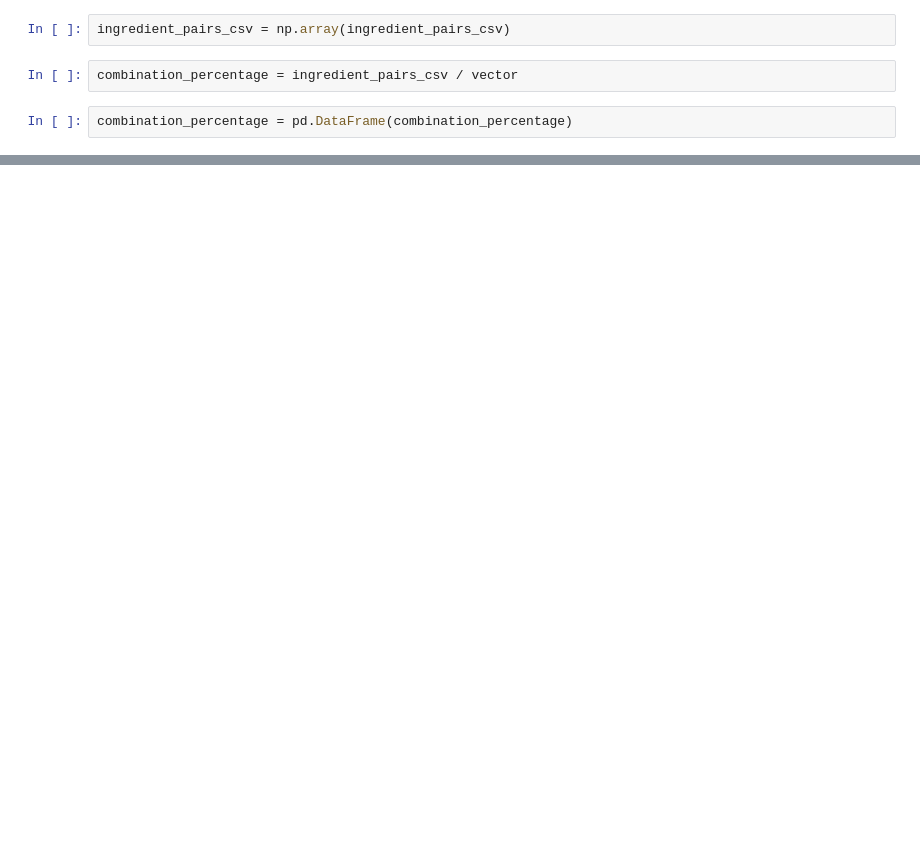
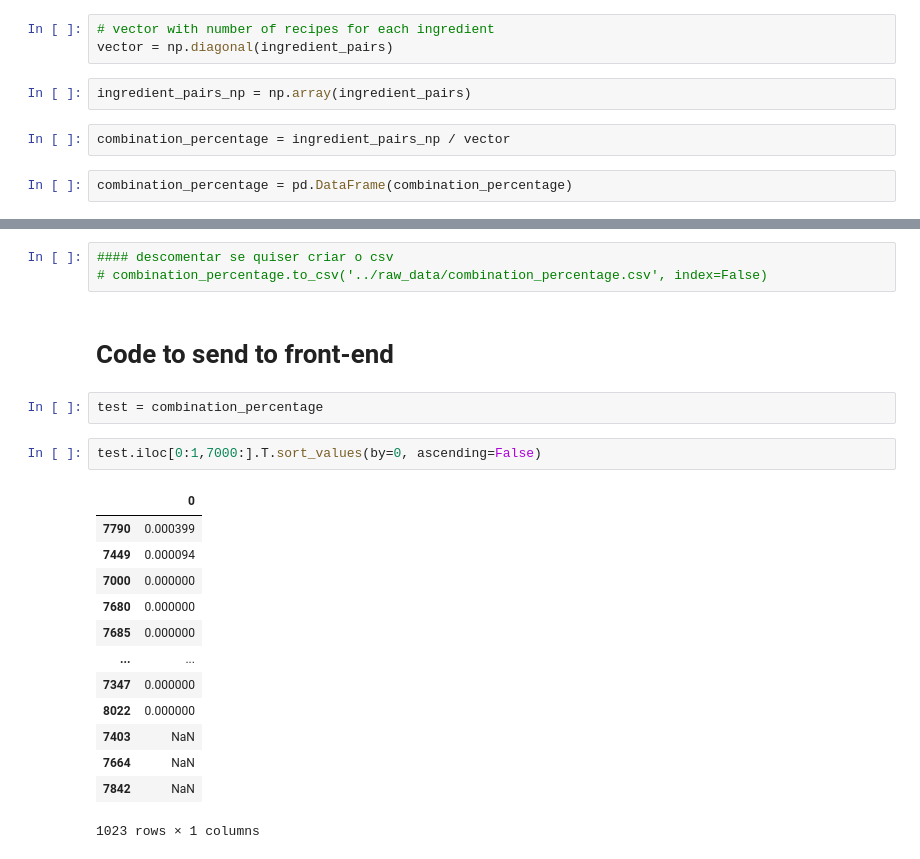
Before and after one commit to mariliabreis/ingredient_matching, a Jupyter notebook: notebooks/baseline_marilia.ipynb, the cells around one changed output, grey strips where cells are left out. Drawn from its saved outputs; the diff is of its cells as text; blank space fills up the shorter version.

Commit message:
baseline with percentage, beginning of frontend code

```diff
--- a/notebooks/baseline_marilia.ipynb
+++ b/notebooks/baseline_marilia.ipynb
@@ -119,8 +104,11 @@ array([   1,   13,    6, ...,    1, 3661,    2])
 # %% [markdown]
 # Dividing the pairs array by the single ingredient vector
+# %%
+# vector with number of recipes for each ingredient
+vector = np.diagonal(ingredient_pairs)
 # %%
-ingredient_pairs_csv = np.array(ingredient_pairs_csv)
+ingredient_pairs_np = np.array(ingredient_pairs)
 # %%
-combination_percentage = ingredient_pairs_csv / vector
+combination_percentage = ingredient_pairs_np / vector
 # %%
 combination_percentage = pd.DataFrame(combination_percentage)
@@ -155,0 +131,23 @@ pd.concat([combination_percentage.iloc[0:2,1:2].T,combination_percentage.iloc[1:
+# %%
+#### descomentar se quiser criar o csv
+# combination_percentage.to_csv('../raw_data/combination_percentage.csv', index=False)
+# %% [markdown]
+# Code to send to front-end
+# %%
+test = combination_percentage
+# %%
+test.iloc[0:1,7000:].T.sort_values(by=0, ascending=False)
+# %% [output]
+|  | 0 |
+| 7790 | 0.000399 |
+| 7449 | 0.000094 |
+| 7000 | 0.000000 |
+| 7680 | 0.000000 |
+| 7685 | 0.000000 |
+| ... | ... |
+| 7347 | 0.000000 |
+| 8022 | 0.000000 |
+| 7403 | NaN |
+| 7664 | NaN |
+| 7842 | NaN |
+1023 rows × 1 columns
```
Also changed, not shown: parts of 19 cells of this notebook.
